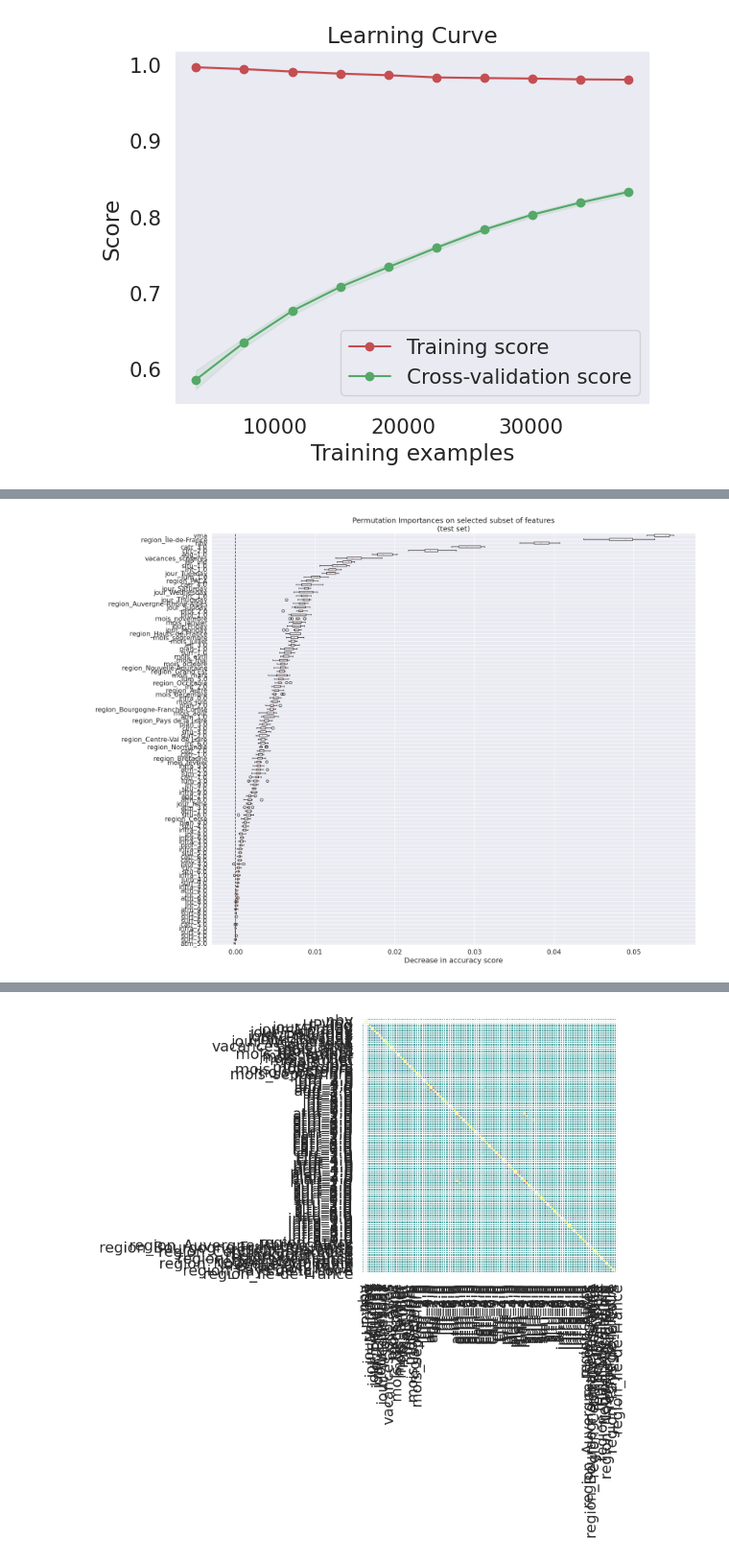
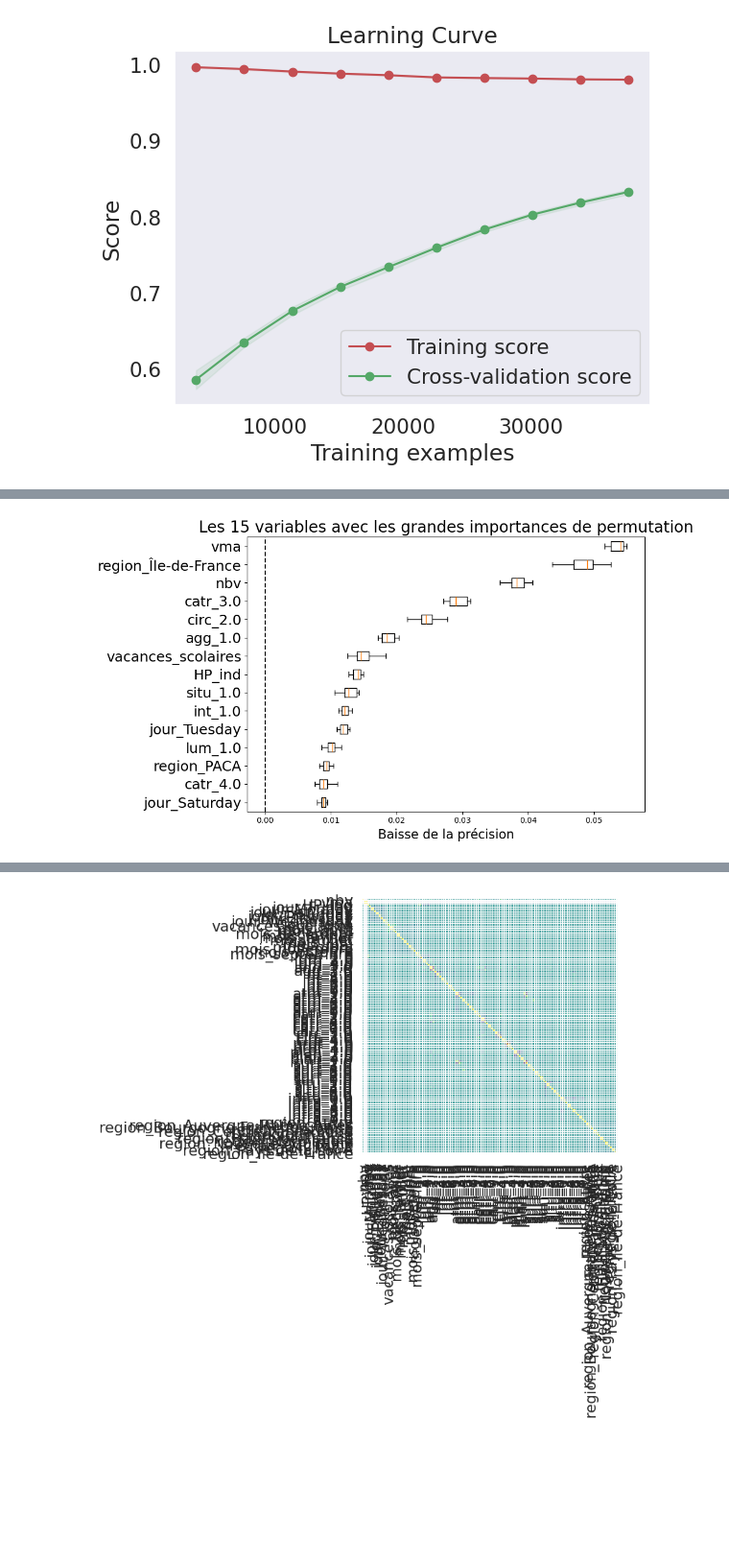
Before and after one commit to solinemignot/statapp_sujet26, a Jupyter notebook: Partie2_ML/XGBoost.ipynb, the cells around one changed output, grey strips where cells are left out. Shown at 96% size. Drawn from its saved outputs; the diff is of its cells as text; code cells hidden in the pictures; blank space fills up the shorter version.

```diff
--- a/Partie2_ML/XGBoost.ipynb
+++ b/Partie2_ML/XGBoost.ipynb
@@ -177,6 +180,6 @@ graph(model=model, param_name='n_estimators', param_range=range(50, 500, 10))
 # %%
 best_params = {
-    'max_depth': 15,
+    'max_depth': 20,
     'subsample': 0.9,
     'colsample_bytree': 0.7,
     'n_estimators': 150,
@@ -318,27 +370,28 @@ plt.show()
 # %%
 from sklearn.inspection import permutation_importance
 
 
-def plot_permutation_importance(clf, X, y, ax):
+def plot_permutation_importance(clf, X, y, ax, n):
     result = permutation_importance(clf, X, y, n_repeats=10, random_state=42, n_jobs=2)
-    perm_sorted_idx = result.importances_mean.argsort()
+    perm_sorted_idx = result.importances_mean.argsort()[X.shape[1]-n:]
 
     ax.boxplot(
         result.importances[perm_sorted_idx].T,
         vert=False,
-        labels=X.columns[perm_sorted_idx],
+        labels=X.columns[perm_sorted_idx]
     )
+    ax.set_yticklabels(X.columns[perm_sorted_idx], fontsize=18)
     ax.axvline(x=0, color="k", linestyle="--")
     return ax
 
-fig, ax = plt.subplots(figsize=(20, 15))
-plot_permutation_importance(model, pd.DataFrame(X_test, columns=features), y_test, ax)
-ax.set_title("Permutation Importances on selected subset of features\n(test set)")
-ax.set_xlabel("Decrease in accuracy score")
+fig, ax = plt.subplots(figsize=(10, 6))
+plot_permutation_importance(model, pd.DataFrame(X_test, columns=features), y_test, ax, 15)
+ax.set_title("Les 15 variables avec les grandes importances de permutation", fontsize=20)
+ax.set_xlabel("Baisse de la précision", fontsize=16)
 ax.figure.tight_layout()
 plt.show()
 # %% [output]
-[figure, old version]
+[figure, new version]
 # %%
 
 from scipy.cluster import hierarchy
```
Also changed, not shown: parts of 16 cells of this notebook, 12 other files.
